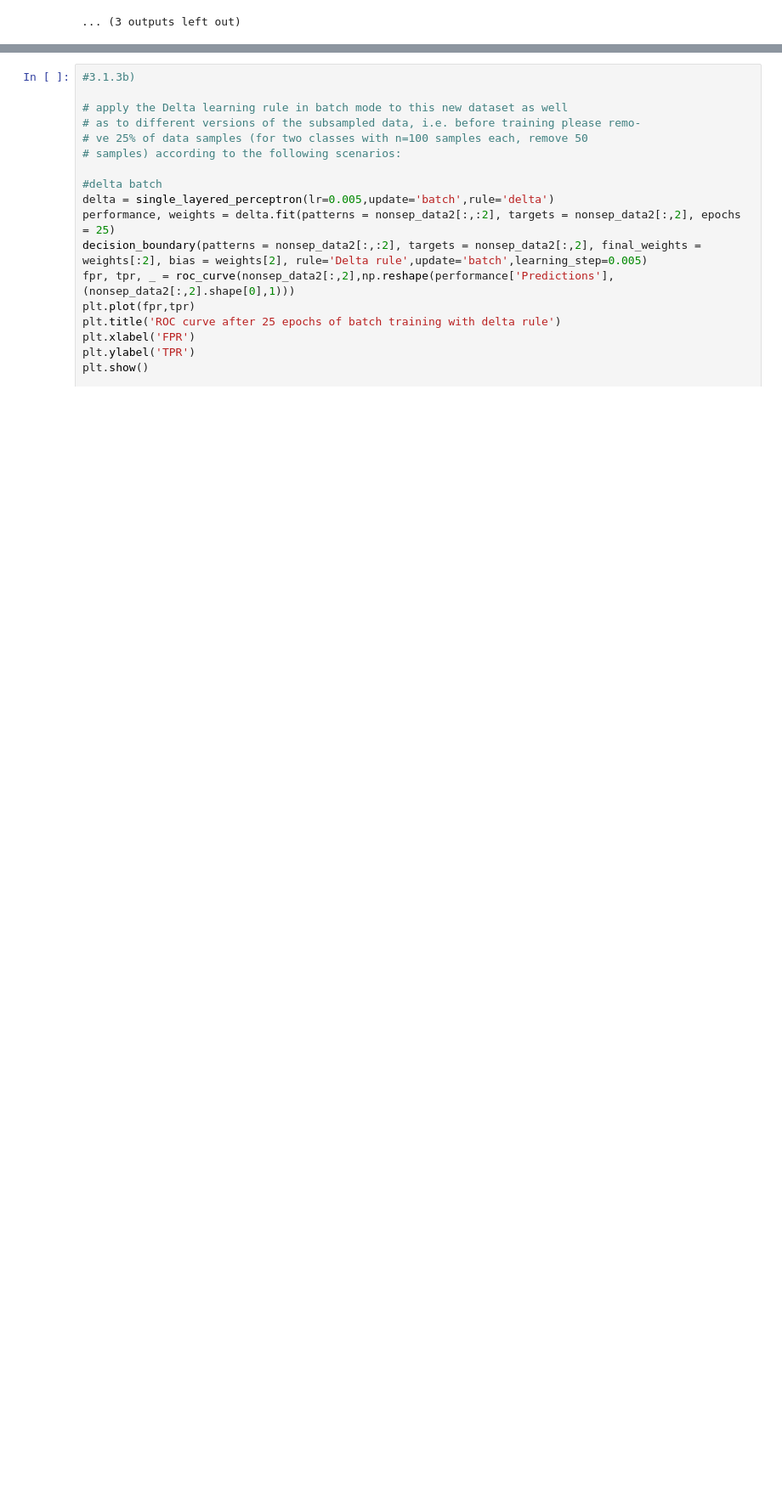
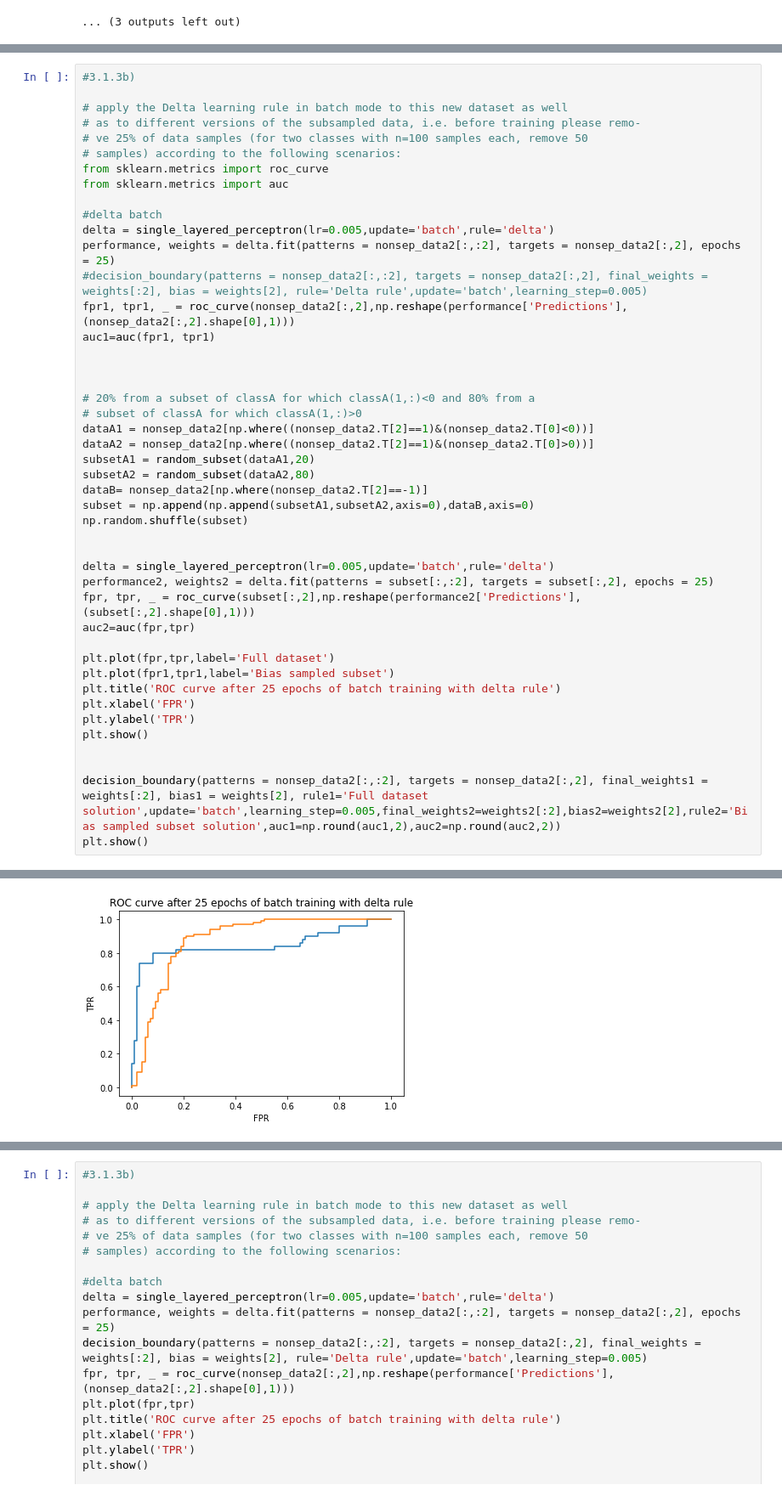
Before and after one commit to sarthaklangde/annda, a Jupyter notebook: Application.ipynb, the cells around one changed output, grey strips where cells are left out. Shown at 85% size. Drawn from its saved outputs; the diff is of its cells as text; blank space fills up the shorter version.

```diff
--- a/Application.ipynb
+++ b/Application.ipynb
@@ -1080,0 +1202,46 @@ plt.show()
+# %%
+#3.1.3b)
+
+# apply the Delta learning rule in batch mode to this new dataset as well
+# as to different versions of the subsampled data, i.e. before training please remo-
+# ve 25% of data samples (for two classes with n=100 samples each, remove 50
+# samples) according to the following scenarios:
+from sklearn.metrics import roc_curve
+from sklearn.metrics import auc
+
+#delta batch
+delta = single_layered_perceptron(lr=0.005,update='batch',rule='delta')
+performance, weights = delta.fit(patterns = nonsep_data2[:,:2], targets = nonsep_data2[:,2], epochs = 25)
+#decision_boundary(patterns = nonsep_data2[:,:2], targets = nonsep_data2[:,2], final_weights = weights[:2], bias = weights[2], rule='Delta rule',update='batch',learning_step=0.005)
+fpr1, tpr1, _ = roc_curve(nonsep_data2[:,2],np.reshape(performance['Predictions'],(nonsep_data2[:,2].shape[0],1)))
+auc1=auc(fpr1, tpr1)
+
+
+
+# 20% from a subset of classA for which classA(1,:)<0 and 80% from a
+# subset of classA for which classA(1,:)>0
+dataA1 = nonsep_data2[np.where((nonsep_data2.T[2]==1)&(nonsep_data2.T[0]<0))]
+dataA2 = nonsep_data2[np.where((nonsep_data2.T[2]==1)&(nonsep_data2.T[0]>0))]
+subsetA1 = random_subset(dataA1,20)
+subsetA2 = random_subset(dataA2,80)
+dataB= nonsep_data2[np.where(nonsep_data2.T[2]==-1)]
+subset = np.append(np.append(subsetA1,subsetA2,axis=0),dataB,axis=0)
+np.random.shuffle(subset)
+
+
+delta = single_layered_perceptron(lr=0.005,update='batch',rule='delta')
+performance2, weights2 = delta.fit(patterns = subset[:,:2], targets = subset[:,2], epochs = 25)
+fpr, tpr, _ = roc_curve(subset[:,2],np.reshape(performance2['Predictions'],(subset[:,2].shape[0],1)))
+auc2=auc(fpr,tpr)
+
+plt.plot(fpr,tpr,label='Full dataset')
+plt.plot(fpr1,tpr1,label='Bias sampled subset')
+plt.title('ROC curve after 25 epochs of batch training with delta rule')
+plt.xlabel('FPR')
+plt.ylabel('TPR')
+plt.show()
+
+
+decision_boundary(patterns = nonsep_data2[:,:2], targets = nonsep_data2[:,2], final_weights1 = weights[:2], bias1 = weights[2], rule1='Full dataset solution',update='batch',learning_step=0.005,final_weights2=weights2[:2],bias2=weights2[2],rule2='Bias sampled subset solution',auc1=np.round(auc1,2),auc2=np.round(auc2,2))
+plt.show()
+# %% [output]
@@ -1080,0 +1252 @@ plt.show()
+[figure, added]
```
Also changed, not shown: parts of 9 cells of this notebook.
